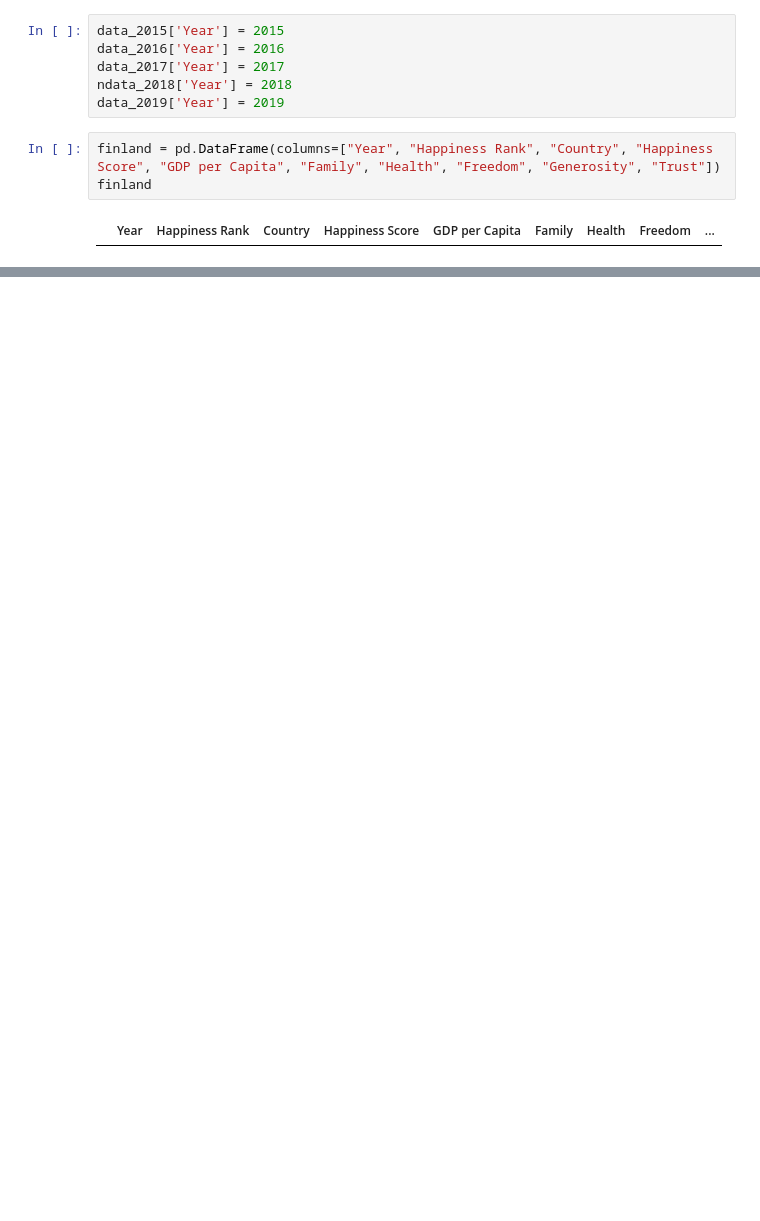
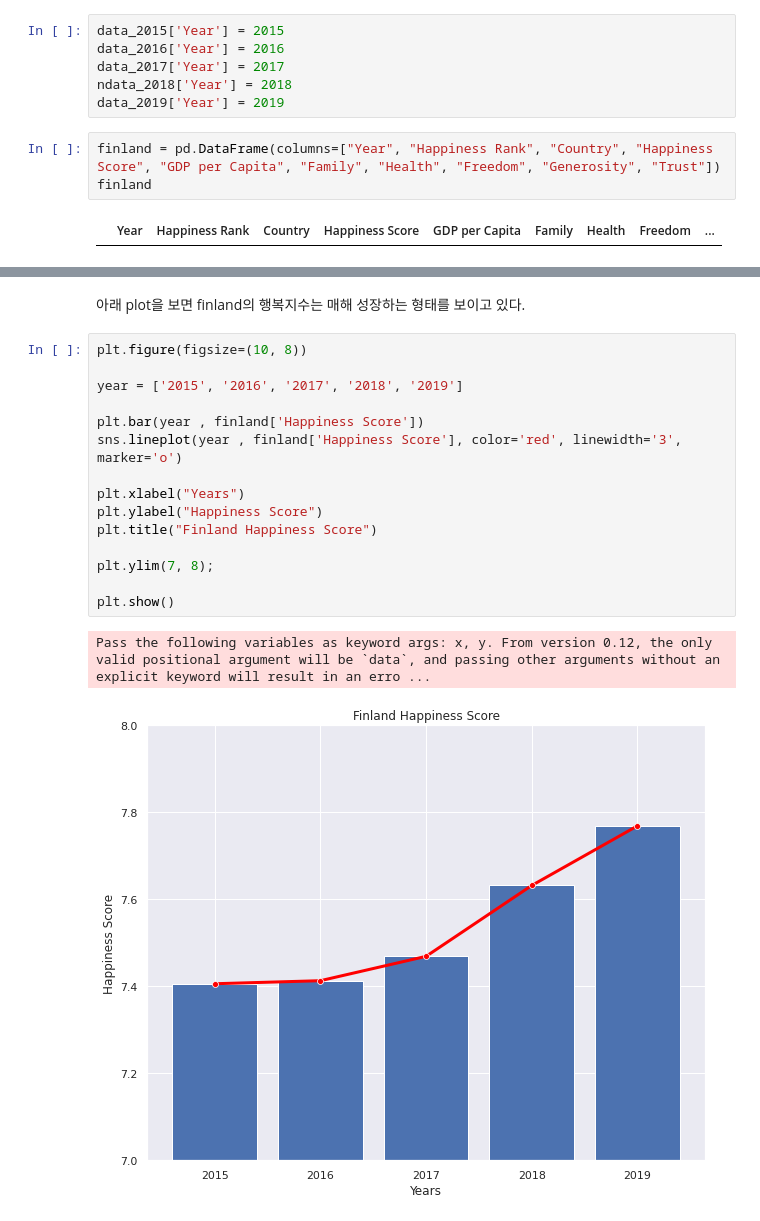
Before and after one commit to yec3168/DAP__, a Jupyter notebook: happiness.ipynb, the cells around one changed output, grey strips where cells are left out. Cells and saved outputs as stored; diff of their text form; blank space fills up the shorter version.

```diff
--- a/happiness.ipynb
+++ b/happiness.ipynb
@@ -326,0 +392,20 @@ ConversionError: ignored
+# %% [markdown]
+아래 plot을 보면 finland의 행복지수는 매해 성장하는 형태를 보이고 있다.
+# %%
+plt.figure(figsize=(10, 8))
+
+year = ['2015', '2016', '2017', '2018', '2019']
+
+plt.bar(year , finland['Happiness Score'])
+sns.lineplot(year , finland['Happiness Score'], color='red', linewidth='3', marker='o')
+
+plt.xlabel("Years")
+plt.ylabel("Happiness Score")
+plt.title("Finland Happiness Score")
+
+plt.ylim(7, 8);
+
+plt.show()
+# %% [output]
+Pass the following variables as keyword args: x, y. From version 0.12, the only valid positional argument will be `data`, and passing other arguments without an explicit keyword will result in an erro ...
+[figure, added]
```
Also changed, not shown: parts of 16 cells of this notebook.
